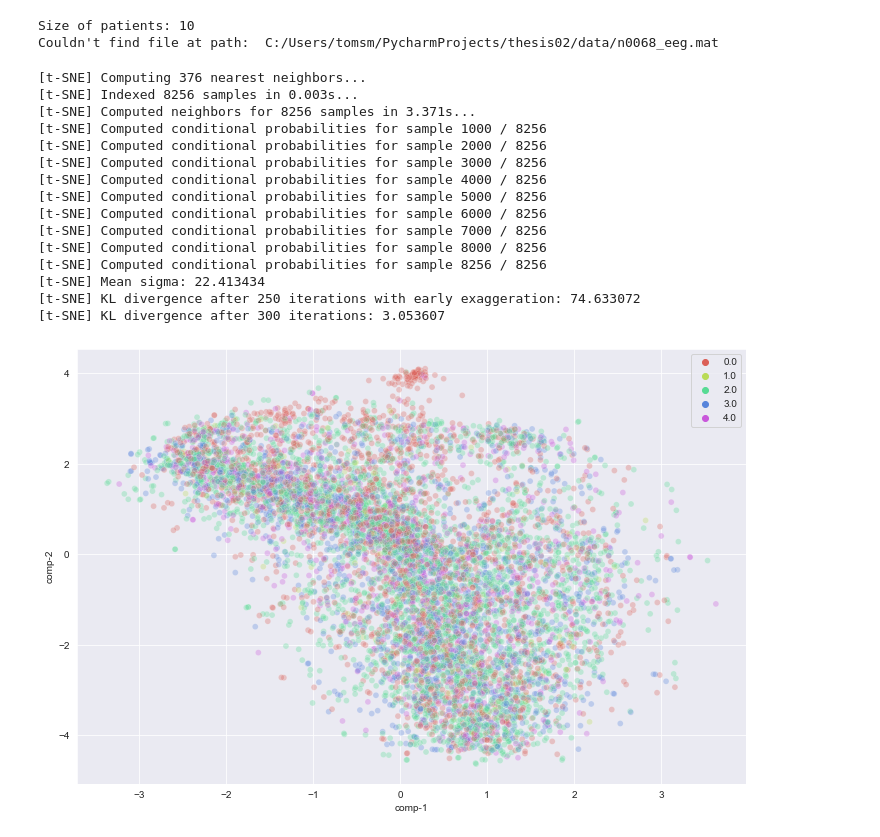
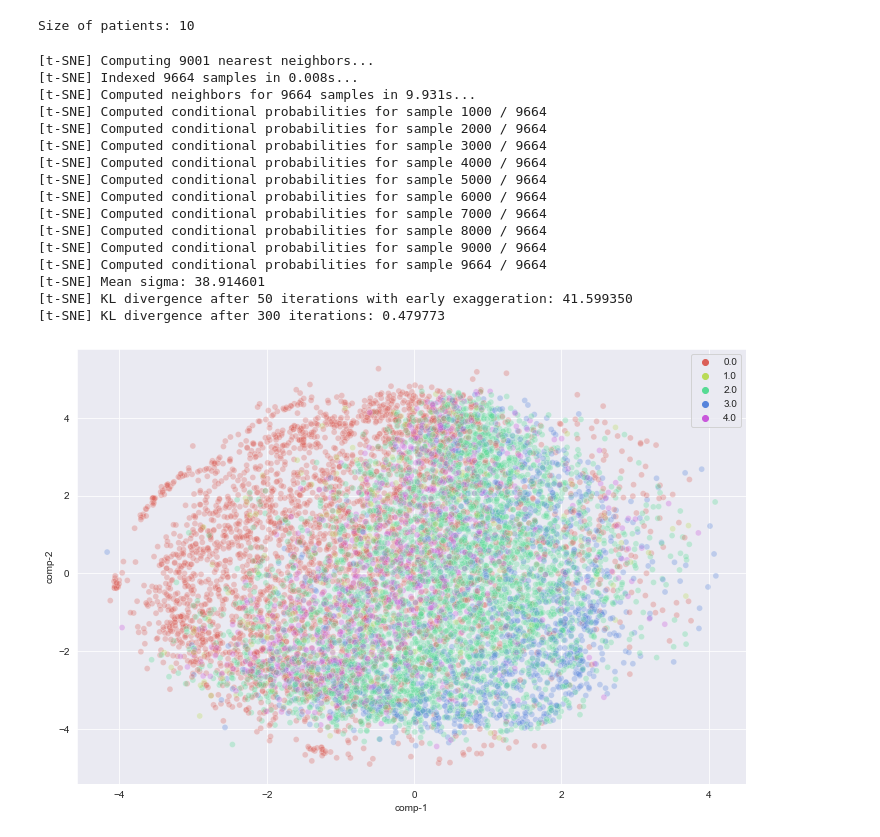
Before and after one commit to TomS55555/thesis, a Jupyter notebook: experiments/SleepTransformer/simclr/visualize_pretrained_model.ipynb, the cells around one changed output. Cells and saved outputs as stored; diff of their text form; code cells hidden in the pictures.

Commit message:
Ready to train small graph

```diff
--- a/experiments/SleepTransformer/simclr/visualize_pretrained_model.ipynb
+++ b/experiments/SleepTransformer/simclr/visualize_pretrained_model.ipynb
@@ -13,7 +13,7 @@ import torch
 import torch.utils.data as data
 import constants
 # %%
-encoder_path = "simclr_transformer100pat.ckpt"
+encoder_path = "simclr_transformer5000pat_better.ckpt"
 pretrained_model = load_model(SimCLR_Transformer, encoder_path)  # Load pretrained simclr model
 # %%
 encoder = pretrained_model.f
@@ -29,7 +29,6 @@ test_dm = EEGdataModule(
 )
 # %% [output]
 Size of patients: 10
-Couldn't find file at path:  C:/Users/tomsm/PycharmProjects/thesis02/data/n0068_eeg.mat
 # %%
 outputs = list()
 labels = list()
@@ -42,40 +41,41 @@ outputs = torch.cat(outputs, dim=0)
 labels = torch.cat(labels, dim=0)
 output_ds = data.TensorDataset(outputs, labels.squeeze())
 # %%
-tsne = TSNE(n_components=2, n_iter=300, verbose=1, perplexity=125)
+tsne = TSNE(n_components=2, n_iter=300, verbose=1, perplexity=3000)
 x, y = outputs, labels.squeeze()
 x.requires_grad = False
 y.requires_grad = False
 tsne_results = tsne.fit_transform(x)
 df = pd.DataFrame()
 df['comp-1'] = tsne_results[:,0]
 df['comp-2'] = tsne_results[:,1]
 df["y"] = y
 plt.figure(figsize=(12, 8))
 sns.scatterplot(
     x="comp-1", y="comp-2",
     hue=df.y.tolist(),
     palette=sns.color_palette("hls", 5),
     data=df,
     legend="full",
     alpha=0.3
 )
 save_name = 'tsne_'+encoder_path.split('.ckpt')[0]
 plt.savefig(save_name+'1')
 # %% [output]
-[t-SNE] Computing 376 nearest neighbors...
-[t-SNE] Indexed 8256 samples in 0.003s...
-[t-SNE] Computed neighbors for 8256 samples in 3.371s...
-[t-SNE] Computed conditional probabilities for sample 1000 / 8256
-[t-SNE] Computed conditional probabilities for sample 2000 / 8256
-[t-SNE] Computed conditional probabilities for sample 3000 / 8256
-[t-SNE] Computed conditional probabilities for sample 4000 / 8256
-[t-SNE] Computed conditional probabilities for sample 5000 / 8256
-[t-SNE] Computed conditional probabilities for sample 6000 / 8256
-[t-SNE] Computed conditional probabilities for sample 7000 / 8256
-[t-SNE] Computed conditional probabilities for sample 8000 / 8256
-[t-SNE] Computed conditional probabilities for sample 8256 / 8256
-[t-SNE] Mean sigma: 22.413434
-[t-SNE] KL divergence after 250 iterations with early exaggeration: 74.633072
-[t-SNE] KL divergence after 300 iterations: 3.053607
+[t-SNE] Computing 9001 nearest neighbors...
+[t-SNE] Indexed 9664 samples in 0.008s...
+[t-SNE] Computed neighbors for 9664 samples in 9.931s...
+[t-SNE] Computed conditional probabilities for sample 1000 / 9664
+[t-SNE] Computed conditional probabilities for sample 2000 / 9664
+[t-SNE] Computed conditional probabilities for sample 3000 / 9664
+[t-SNE] Computed conditional probabilities for sample 4000 / 9664
+[t-SNE] Computed conditional probabilities for sample 5000 / 9664
+[t-SNE] Computed conditional probabilities for sample 6000 / 9664
+[t-SNE] Computed conditional probabilities for sample 7000 / 9664
+[t-SNE] Computed conditional probabilities for sample 8000 / 9664
+[t-SNE] Computed conditional probabilities for sample 9000 / 9664
+[t-SNE] Computed conditional probabilities for sample 9664 / 9664
+[t-SNE] Mean sigma: 38.914601
+[t-SNE] KL divergence after 50 iterations with early exaggeration: 41.599350
+[t-SNE] KL divergence after 300 iterations: 0.479773
-[figure, old version]
+[figure, new version]
```
Also changed, not shown: 3 other files.
